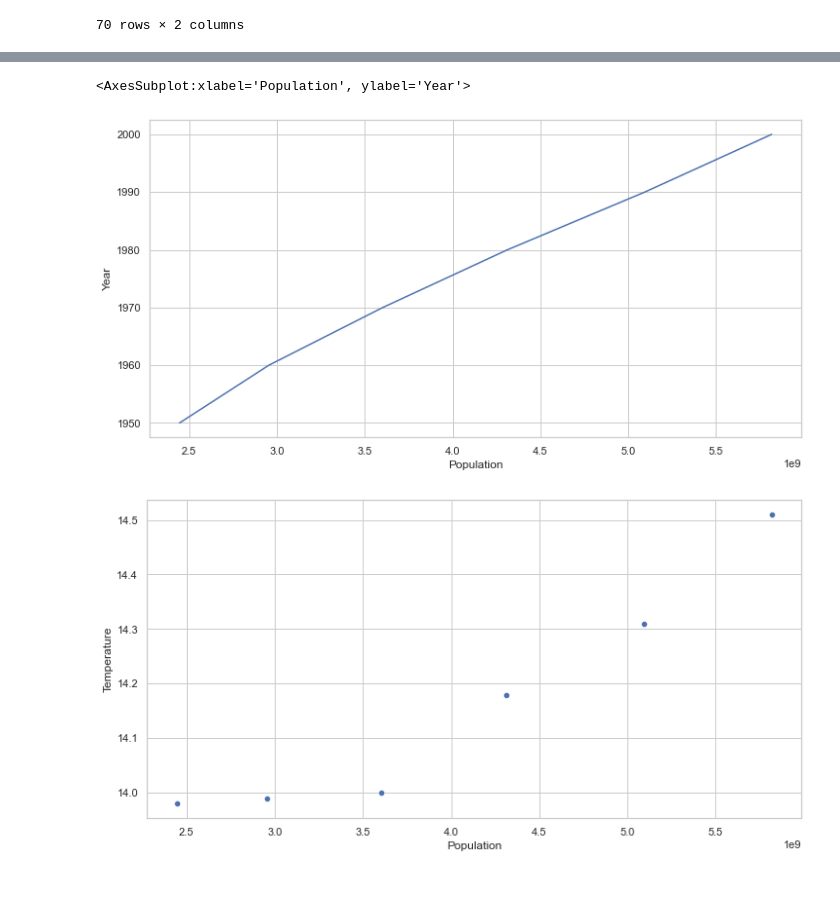
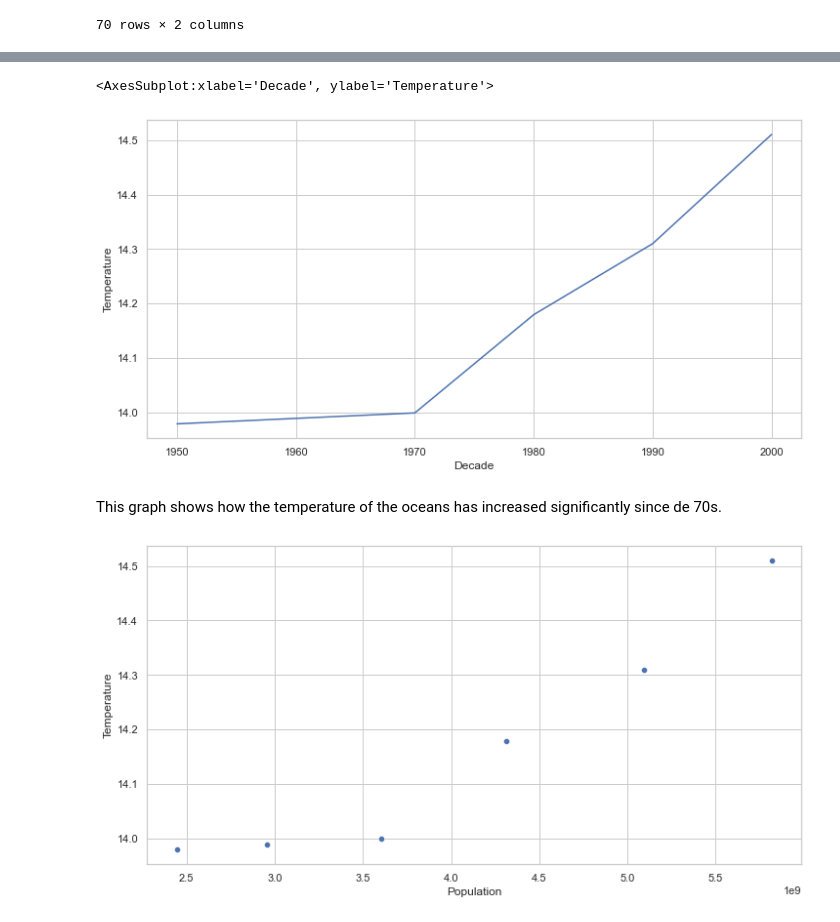
Before and after one commit to AnaWalsh/Global_warming, a Jupyter notebook: Notebooks/2-Data_visualization.ipynb, the cells around one changed output, grey strips where cells are left out. Saved outputs shown, nothing was run; the diff lists cells and outputs as text; code cells hidden in the pictures; blank space fills up the shorter version.

```diff
--- a/Notebooks/2-Data_visualization.ipynb
+++ b/Notebooks/2-Data_visualization.ipynb
@@ -61,8 +64,10 @@ sns.histplot(x = df_population.Year)
 # %%
-sns.lineplot(data=df_population, x="Population", y="Year")
+sns.lineplot(data=final_df, x="Decade", y="Temperature")
 # %% [output]
-<AxesSubplot:xlabel='Population', ylabel='Year'>
+<AxesSubplot:xlabel='Decade', ylabel='Temperature'>
-[figure, old version]
+[figure, new version]
+# %% [markdown]
+This graph shows how the temperature of the oceans has increased significantly since de 70s.
 # %%
 sns.scatterplot(x="Population", y="Temperature", data=final_df);
 # %% [output]
```
Also changed, not shown: parts of 28 cells of this notebook, 10 other files.
